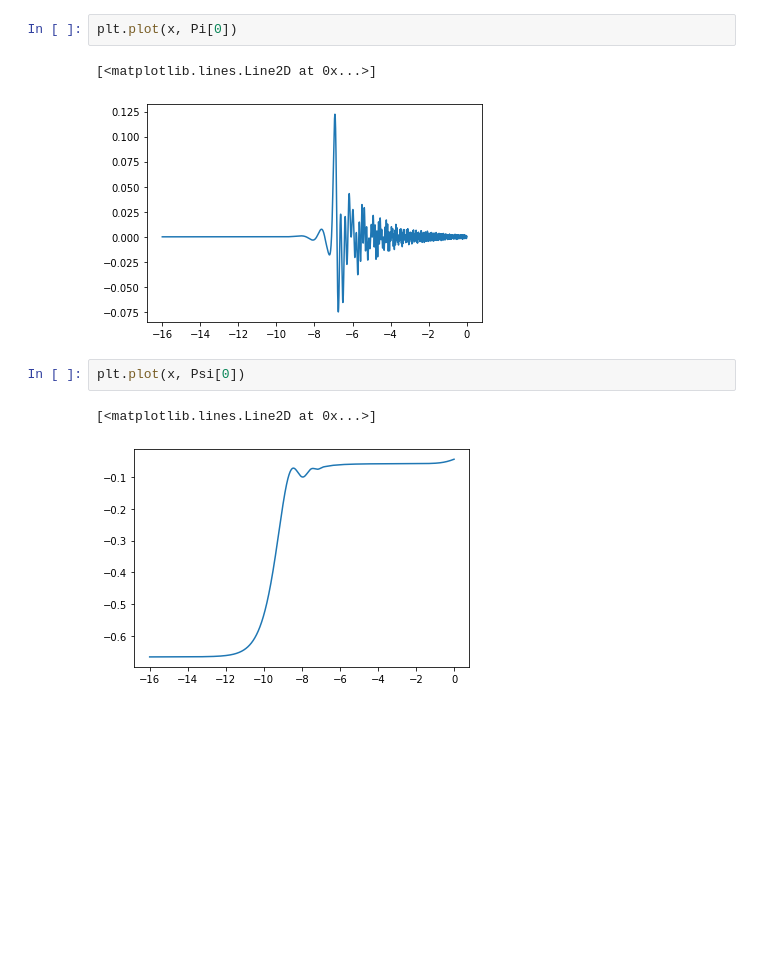
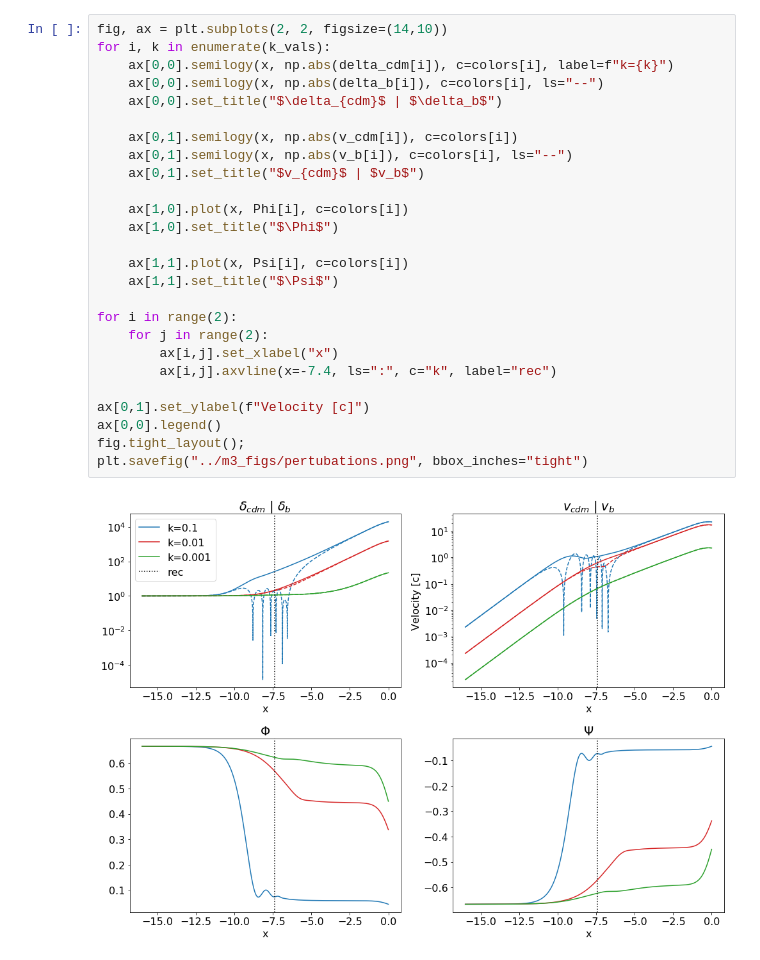
Before and after one commit to asdfbat/AST5220, a Jupyter notebook: Project/Python/m3_plotting.ipynb, the cells around one changed output. Drawn from its saved outputs; the diff is of its cells as text; blank space fills up the shorter version.

```diff
--- a/Project/Python/m3_plotting.ipynb
+++ b/Project/Python/m3_plotting.ipynb
@@ -61,11 +58,29 @@ ax[2,1].legend()
-# %%
-plt.plot(x, Pi[0])
-# %% [output]
-[<matplotlib.lines.Line2D at 0x...>]
-[figure, removed]
-# %%
-plt.plot(x, Psi[0])
-# %% [output]
-[<matplotlib.lines.Line2D at 0x...>]
-[figure, removed]
+# %%
+fig, ax = plt.subplots(2, 2, figsize=(14,10))
+for i, k in enumerate(k_vals):
+    ax[0,0].semilogy(x, np.abs(delta_cdm[i]), c=colors[i], label=f"k={k}")
+    ax[0,0].semilogy(x, np.abs(delta_b[i]), c=colors[i], ls="--")
+    ax[0,0].set_title("$\delta_{cdm}$ | $\delta_b$")
+
+    ax[0,1].semilogy(x, np.abs(v_cdm[i]), c=colors[i])
+    ax[0,1].semilogy(x, np.abs(v_b[i]), c=colors[i], ls="--")
+    ax[0,1].set_title("$v_{cdm}$ | $v_b$")
+
+    ax[1,0].plot(x, Phi[i], c=colors[i])
+    ax[1,0].set_title("$\Phi$")
+
+    ax[1,1].plot(x, Psi[i], c=colors[i])
+    ax[1,1].set_title("$\Psi$")
+
+for i in range(2):
+    for j in range(2):
+        ax[i,j].set_xlabel("x")
+        ax[i,j].axvline(x=-7.4, ls=":", c="k", label="rec")
+
+ax[0,1].set_ylabel(f"Velocity [c]")
+ax[0,0].legend()
+fig.tight_layout();
+plt.savefig("../m3_figs/pertubations.png", bbox_inches="tight")
+# %% [output]
+[figure, added]
 # %%
```
Also changed, not shown: parts of 4 cells of this notebook, 7 other files.
